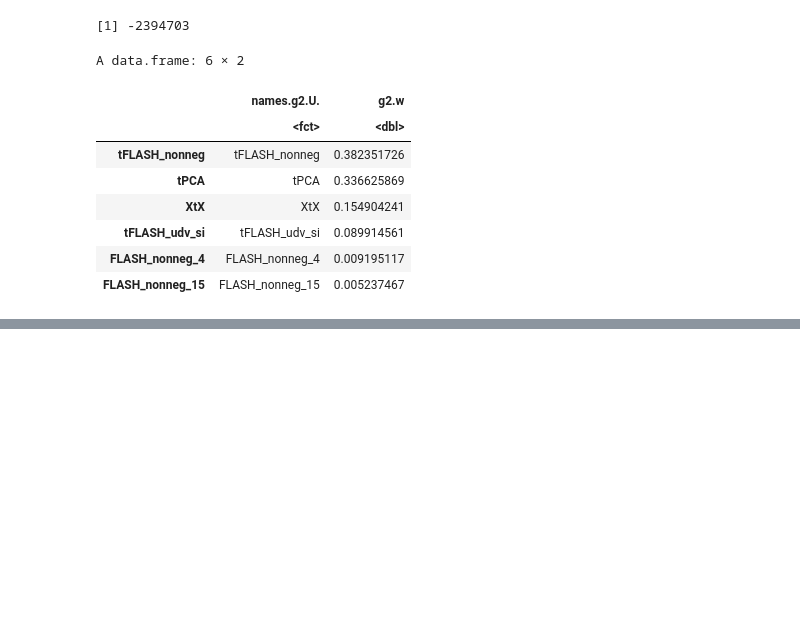
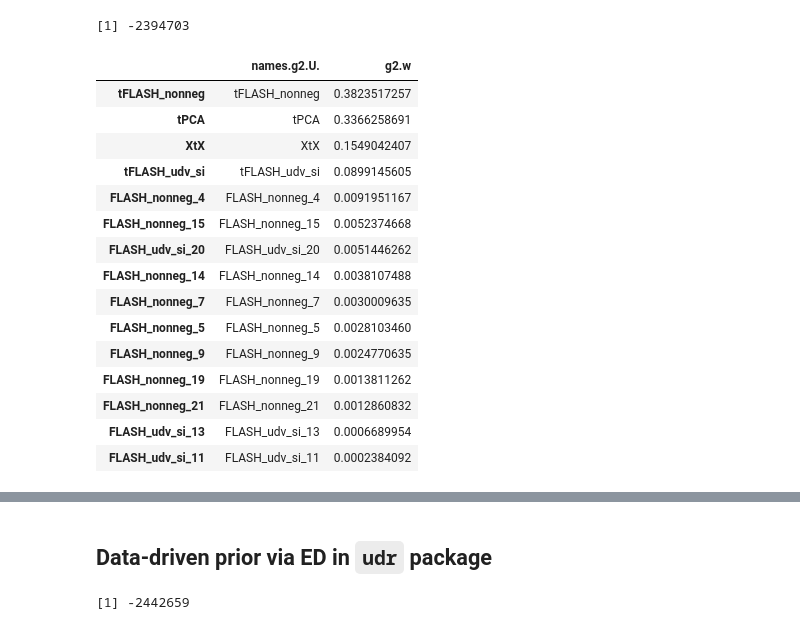
Before and after one commit to gaow/mvarbvs, a Jupyter notebook: analysis/multivariate/20210228_Mixture_Prior_Results.ipynb, the cells around one changed output, grey strips where cells are left out. Saved outputs shown, nothing was run; the diff lists cells and outputs as text; code cells hidden in the pictures; blank space fills up the shorter version.

Commit message:
Add results for ED UDR for artificial mixture (gtex mixture still running)

```diff
--- a/analysis/multivariate/20210228_Mixture_Prior_Results.ipynb
+++ b/analysis/multivariate/20210228_Mixture_Prior_Results.ipynb
@@ -210,17 +201,24 @@ g2$loglik[length(g2$loglik)]
 [1] -2394703
 # %%
 tmp = data.frame(names(g2$U), g2$w)
-head(tmp [order(tmp[,2], decreasing = T),])
+head(tmp [order(tmp[,2], decreasing = T),], 15)
 # %% [output]
-A data.frame: 6 × 2
 |  | names.g2.U. | g2.w |
-|  | <fct> | <dbl> |
-| tFLASH_nonneg | tFLASH_nonneg | 0.382351726 |
-| tPCA | tPCA | 0.336625869 |
-| XtX | XtX | 0.154904241 |
-| tFLASH_udv_si | tFLASH_udv_si | 0.089914561 |
-| FLASH_nonneg_4 | FLASH_nonneg_4 | 0.009195117 |
-| FLASH_nonneg_15 | FLASH_nonneg_15 | 0.005237467 |
+| tFLASH_nonneg | tFLASH_nonneg | 0.3823517257 |
+| tPCA | tPCA | 0.3366258691 |
+| XtX | XtX | 0.1549042407 |
+| tFLASH_udv_si | tFLASH_udv_si | 0.0899145605 |
+| FLASH_nonneg_4 | FLASH_nonneg_4 | 0.0091951167 |
+| FLASH_nonneg_15 | FLASH_nonneg_15 | 0.0052374668 |
+| FLASH_udv_si_20 | FLASH_udv_si_20 | 0.0051446262 |
+| FLASH_nonneg_14 | FLASH_nonneg_14 | 0.0038107488 |
+| FLASH_nonneg_7 | FLASH_nonneg_7 | 0.0030009635 |
+| FLASH_nonneg_5 | FLASH_nonneg_5 | 0.0028103460 |
+| FLASH_nonneg_9 | FLASH_nonneg_9 | 0.0024770635 |
+| FLASH_nonneg_19 | FLASH_nonneg_19 | 0.0013811262 |
+| FLASH_nonneg_21 | FLASH_nonneg_21 | 0.0012860832 |
+| FLASH_udv_si_13 | FLASH_udv_si_13 | 0.0006689954 |
+| FLASH_udv_si_11 | FLASH_udv_si_11 | 0.0002384092 |
 # %%
 comp = names(g2$U)[which(g2$w>tol)]
 print(comp)
@@ -254,3 +252,10 @@ plot_sharing(g2$U$FLASH_nonneg_15)
 [figure]
 [figure]
 [figure]
+# %% [markdown]
+## Data-driven prior via ED in `udr` package
+# %%
+a3 = dat$artificial_mixture_50$ED_UDR
+a3$loglik[length(a3$loglik)]
+# %% [output]
+[1] -2442659
```
Also changed, not shown: parts of 7 cells of this notebook, 2 other files.
